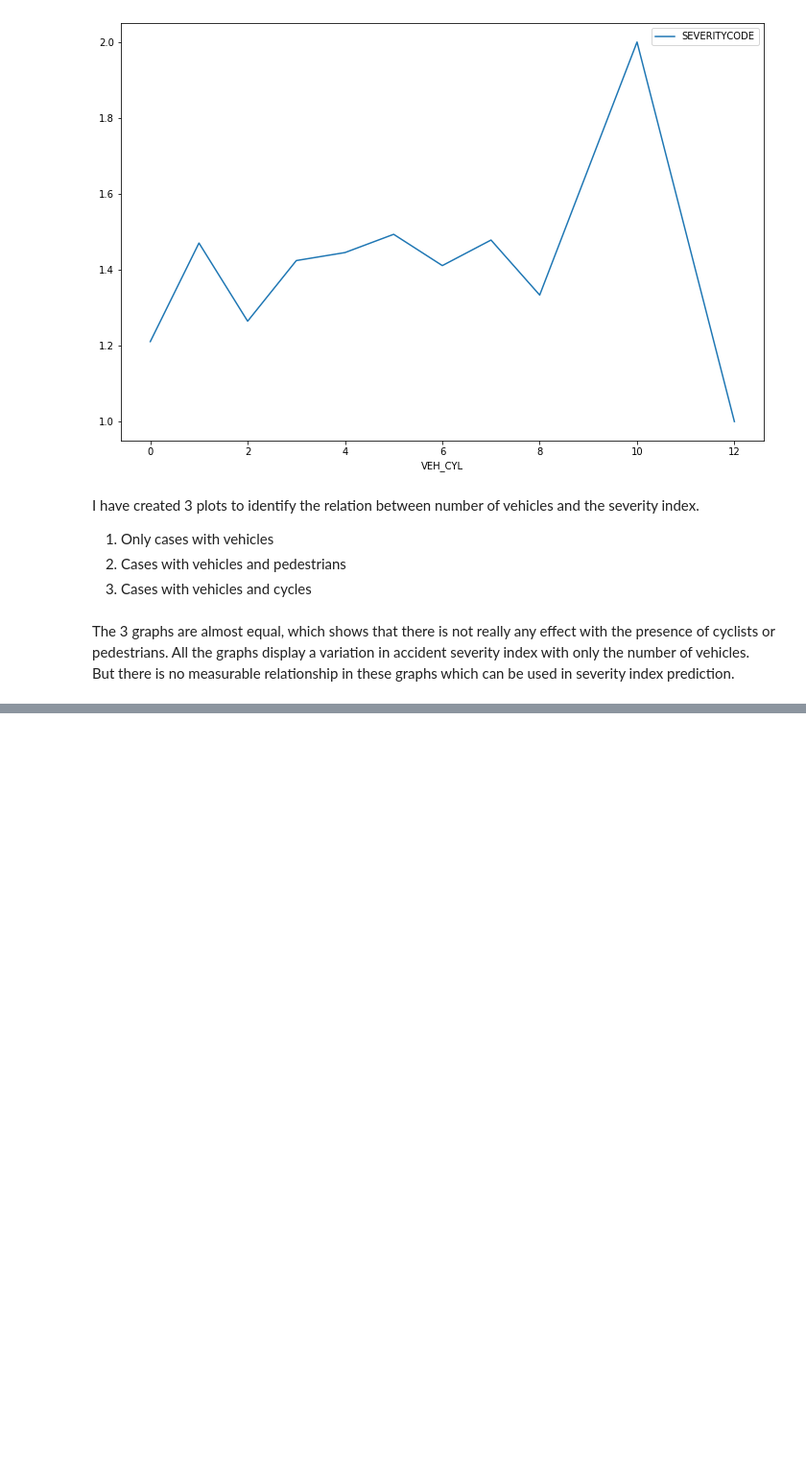
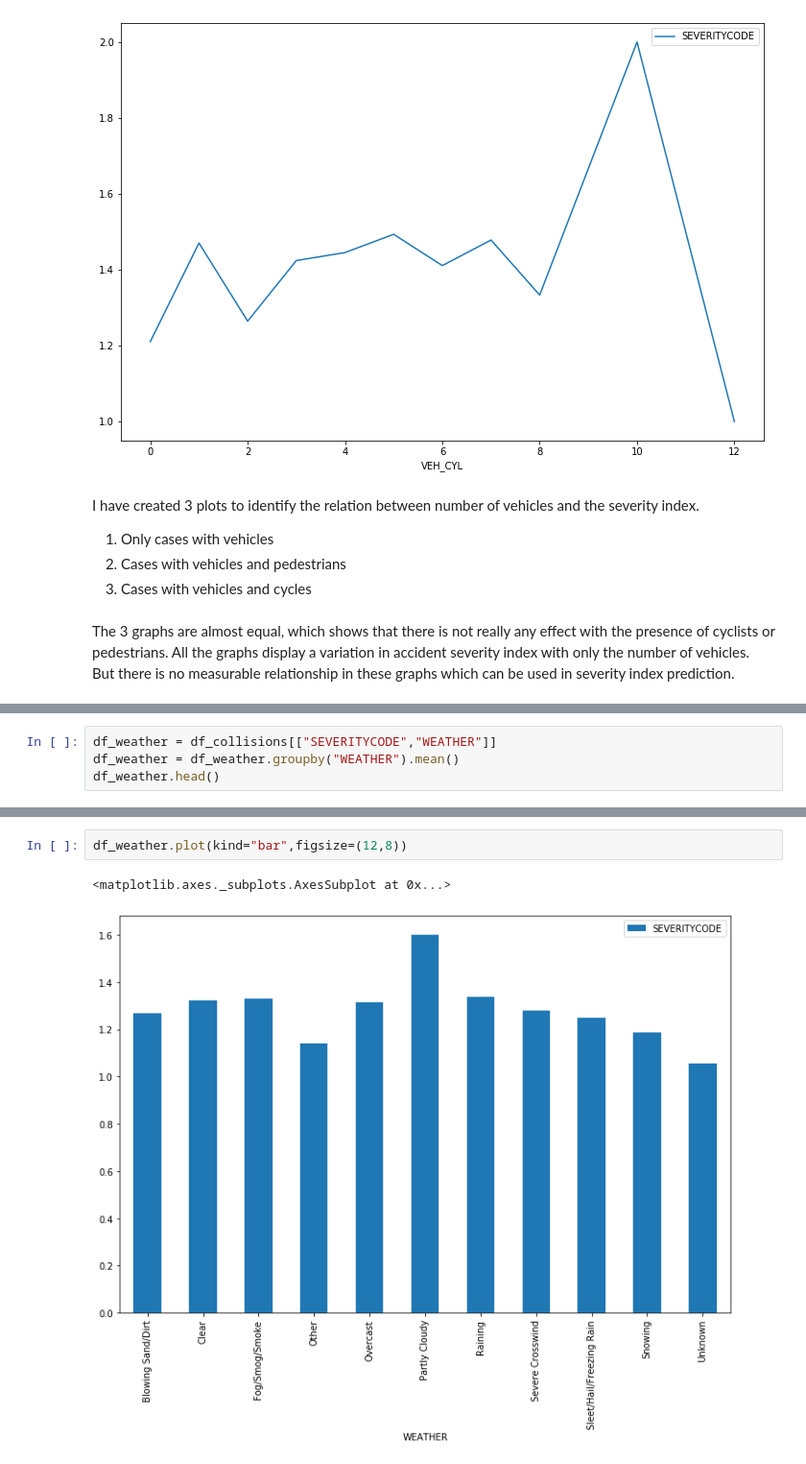
Before and after one commit to anil-sasi/Coursera_Capstone, a Jupyter notebook: Capstone.ipynb, the cells around one changed output, grey strips where cells are left out. Shown at 96% size. Saved outputs shown, nothing was run; the diff lists cells and outputs as text; blank space fills up the shorter version.

```diff
--- a/Capstone.ipynb
+++ b/Capstone.ipynb
@@ -141,0 +190,4 @@ df_time[["SEVERITYCODE","INCTM"]].plot(kind="line",x="INCTM",figsize=(25,5))
+# %%
+df_weather = df_collisions[["SEVERITYCODE","WEATHER"]]
+df_weather = df_weather.groupby("WEATHER").mean()
+df_weather.head()
@@ -141,0 +202,5 @@ df_time[["SEVERITYCODE","INCTM"]].plot(kind="line",x="INCTM",figsize=(25,5))
+# %%
+df_weather.plot(kind="bar",figsize=(12,8))
+# %% [output]
+<matplotlib.axes._subplots.AxesSubplot at 0x...>
+[figure, added]
```
Also changed, not shown: parts of 23 cells of this notebook, 1 other file.
